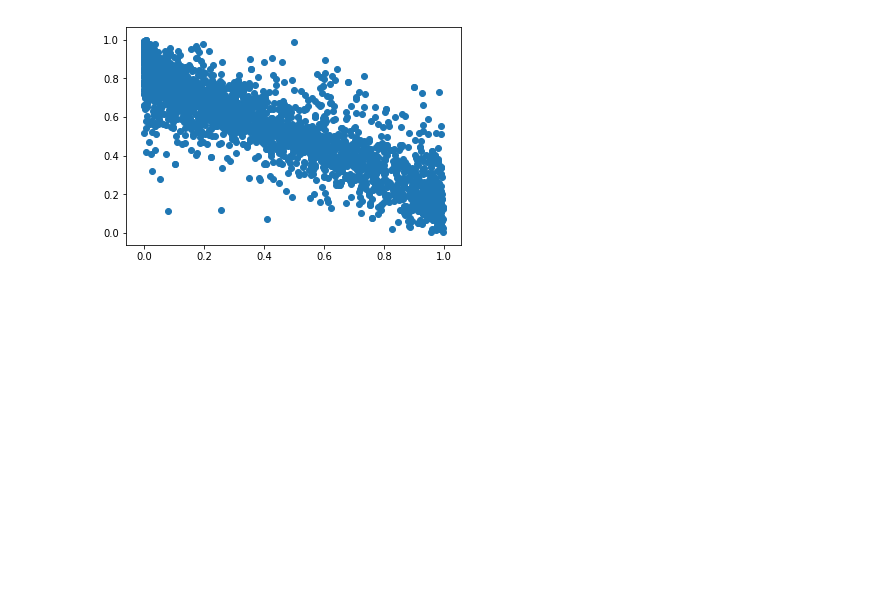
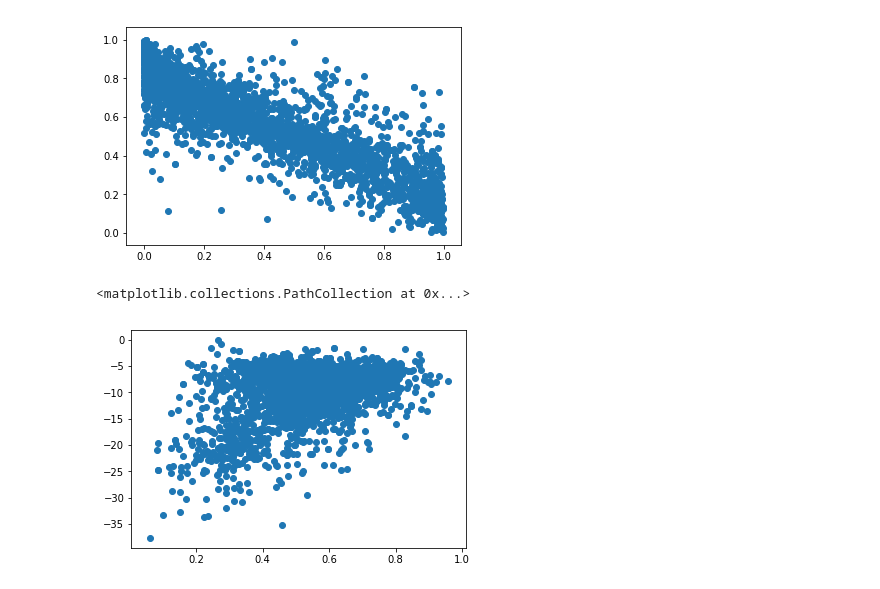
Before and after one commit to zainkhan9/spotify_ml, a Jupyter notebook: baseline_presentation.ipynb, the cells around one changed output. Saved outputs shown, nothing was run; the diff lists cells and outputs as text; code cells hidden in the pictures; blank space fills up the shorter version.

Commit message:
added plots

```diff
--- a/baseline_presentation.ipynb
+++ b/baseline_presentation.ipynb
@@ -176,4 +176,7 @@ plt.scatter(df_genres["acousticness"], df_genres["energy"])
 <matplotlib.collections.PathCollection at 0x...>
 [figure]
 # %%
-plt.scatter(dat_genres["acousticness"], dat_genres["loudness"])
+plt.scatter(df_genres["danceability"], df_genres["loudness"])
+# %% [output]
+<matplotlib.collections.PathCollection at 0x...>
+[figure, added]
```
